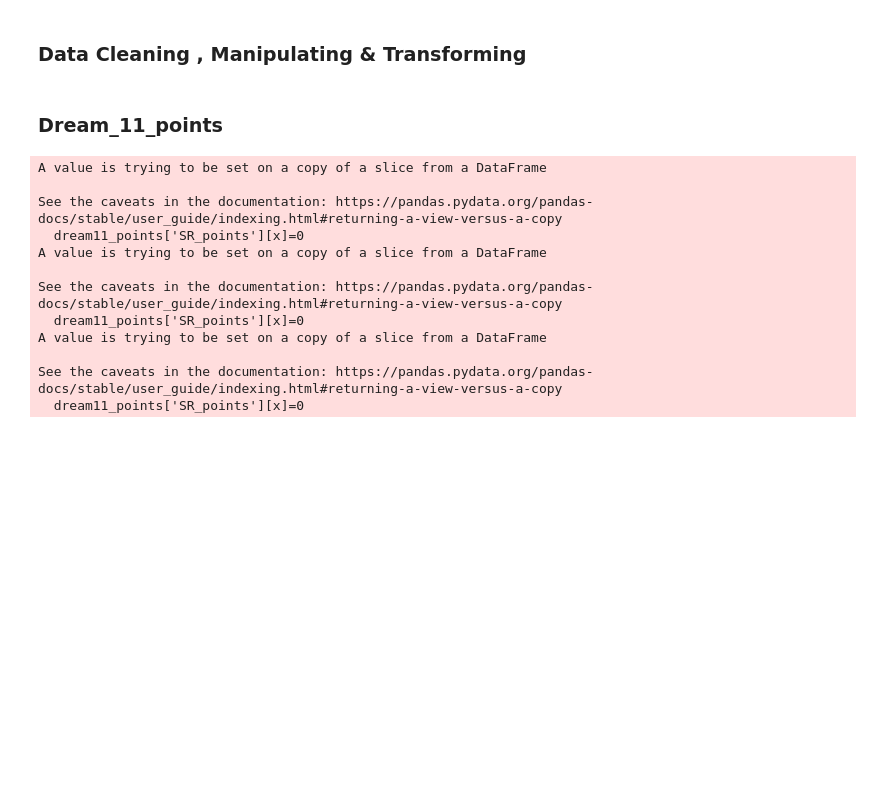
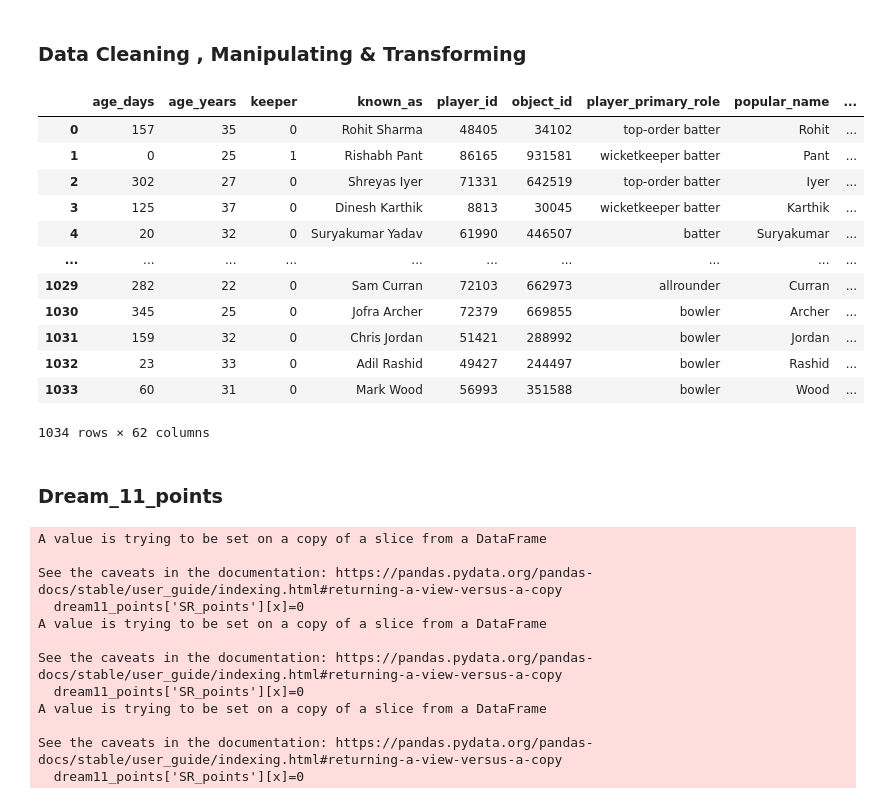
Before and after one commit to hanishche/ESPN_Cricinfo, a Jupyter notebook: Dream_11.ipynb, the cells around one changed output. Cells and saved outputs as stored; diff of their text form; code cells hidden in the pictures; blank space fills up the shorter version.

```diff
--- a/Dream_11.ipynb
+++ b/Dream_11.ipynb
@@ -4,7 +4,7 @@ import numpy as np
 # %% [markdown]
 ### Data Cleaning , Manipulating & Transforming
 # %%
-data=pd.read_csv(path)
+data=pd.read_csv()
 data.drop('Unnamed: 0',axis=1,inplace=True)
 
 bowled=[]
@@ -54,33 +54,47 @@ df_as2=data.groupby(['match_id','run_out_2']).agg(ro_assist=('run_out_2','count'
 df_as2=df_as2[df_as2['run_out_2'].str.contains('None')| df_as2['run_out_2'].str.contains('sub ')==False].reset_index().drop('index',axis=1)
 df_as2.columns=['match_id','run_out_by','ro_assist_2']
 
 
 
 df_ro=pd.concat([df_dh,df_as1,df_as2],axis=0).fillna(0).reset_index().drop('index',axis=1)
 
 data=pd.merge(data,df_ro,how='left',left_on=['match_id','popular_name'],right_on=['match_id','run_out_by'])
 data=data.drop('run_out_by',axis=1)
 
 catch_3=data.groupby(['match_id','caught'])['catches'].sum().reset_index()
 catch_3=catch_3[catch_3['caught'].str.contains('dnb')|catch_3['caught'].str.contains('None')|catch_3['caught'].str.contains('sub ')| catch_3["caught"].str.contains("not out")==False]
 catch_3=catch_3[catch_3['catches']>=3].reset_index().drop('index',axis=1)
 catch_3.columns=['match_id','caught_by','3_catches']
 
 
 data=pd.merge(data,catch_3,how='left',left_on=['match_id','popular_name'],right_on=['match_id','caught_by'])
 data=data.drop('caught_by',axis=1)
 
 stump=data.groupby(['match_id','stumped_out_by']).agg(stumped=('stumped_out_by','count')).reset_index()
 stump[stump['stumped_out_by'].str.contains('None')==False].reset_index().drop('index',axis=1)
 stump.columns=['match_id','so_by','stump_outs']
 
 
 data=pd.merge(data,stump,how='left',left_on=['match_id','popular_name'],right_on=['match_id','so_by'])
 data=data.drop('so_by',axis=1)
 
 
 data['SR']=(data['SR'].replace(regex=True,to_replace=r'[^\d+\.\d+]',value=0.0)).astype('float')
 data
+# %% [output]
+|  | age_days | age_years | keeper | known_as | player_id | object_id | player_primary_role | popular_name | ... |
+| 0 | 157 | 35 | 0 | Rohit Sharma | 48405 | 34102 | top-order batter | Rohit | ... |
+| 1 | 0 | 25 | 1 | Rishabh Pant | 86165 | 931581 | wicketkeeper batter | Pant | ... |
+| 2 | 302 | 27 | 0 | Shreyas Iyer | 71331 | 642519 | top-order batter | Iyer | ... |
+| 3 | 125 | 37 | 0 | Dinesh Karthik | 8813 | 30045 | wicketkeeper batter | Karthik | ... |
+| 4 | 20 | 32 | 0 | Suryakumar Yadav | 61990 | 446507 | batter | Suryakumar | ... |
+| ... | ... | ... | ... | ... | ... | ... | ... | ... | ... |
+| 1029 | 282 | 22 | 0 | Sam Curran | 72103 | 662973 | allrounder | Curran | ... |
+| 1030 | 345 | 25 | 0 | Jofra Archer | 72379 | 669855 | bowler | Archer | ... |
+| 1031 | 159 | 32 | 0 | Chris Jordan | 51421 | 288992 | bowler | Jordan | ... |
+| 1032 | 23 | 33 | 0 | Adil Rashid | 49427 | 244497 | bowler | Rashid | ... |
+| 1033 | 60 | 31 | 0 | Mark Wood | 56993 | 351588 | bowler | Wood | ... |
+1034 rows × 62 columns
 # %% [markdown]
 ### Dream_11_points
 # %%
```
Also changed, not shown: parts of 1 cell of this notebook.
